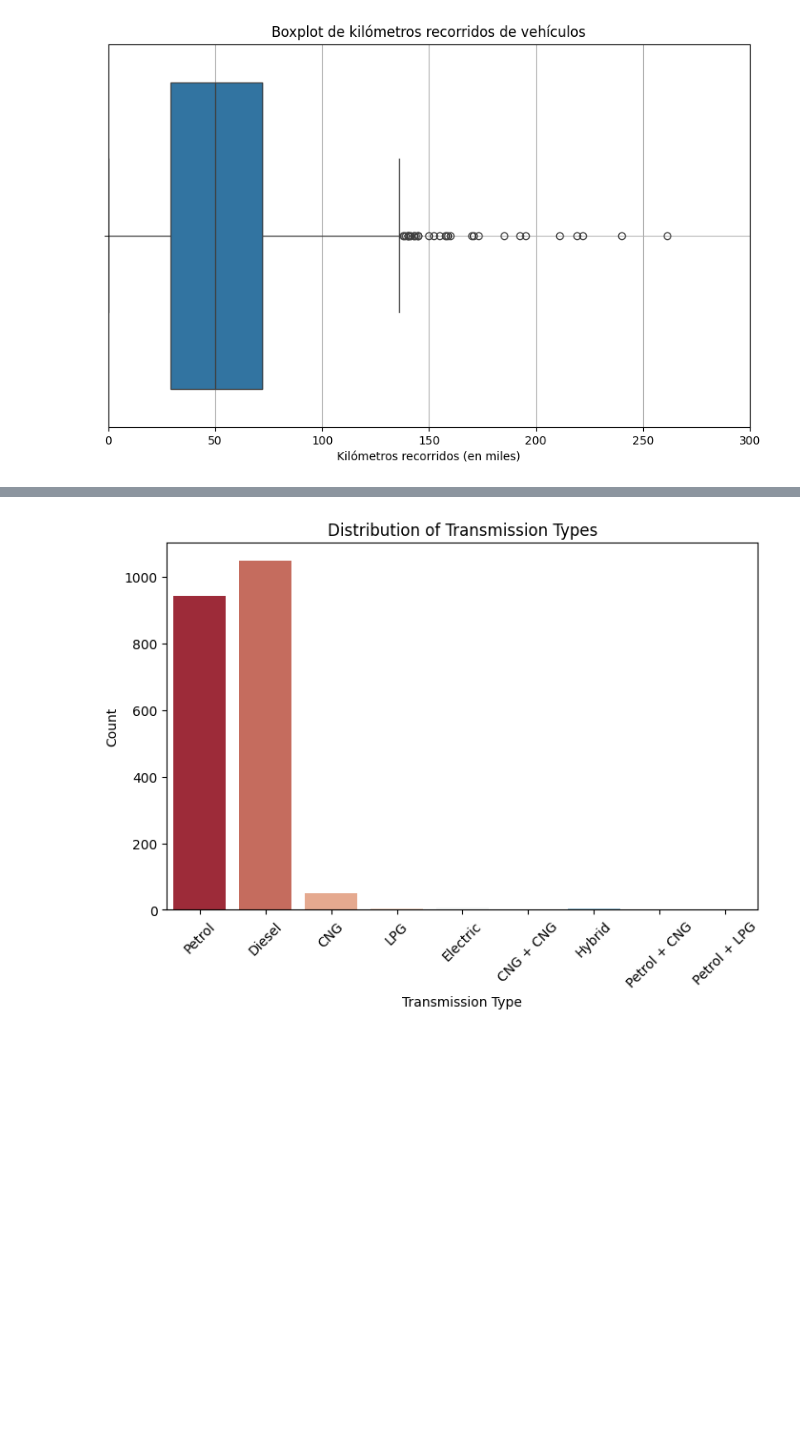
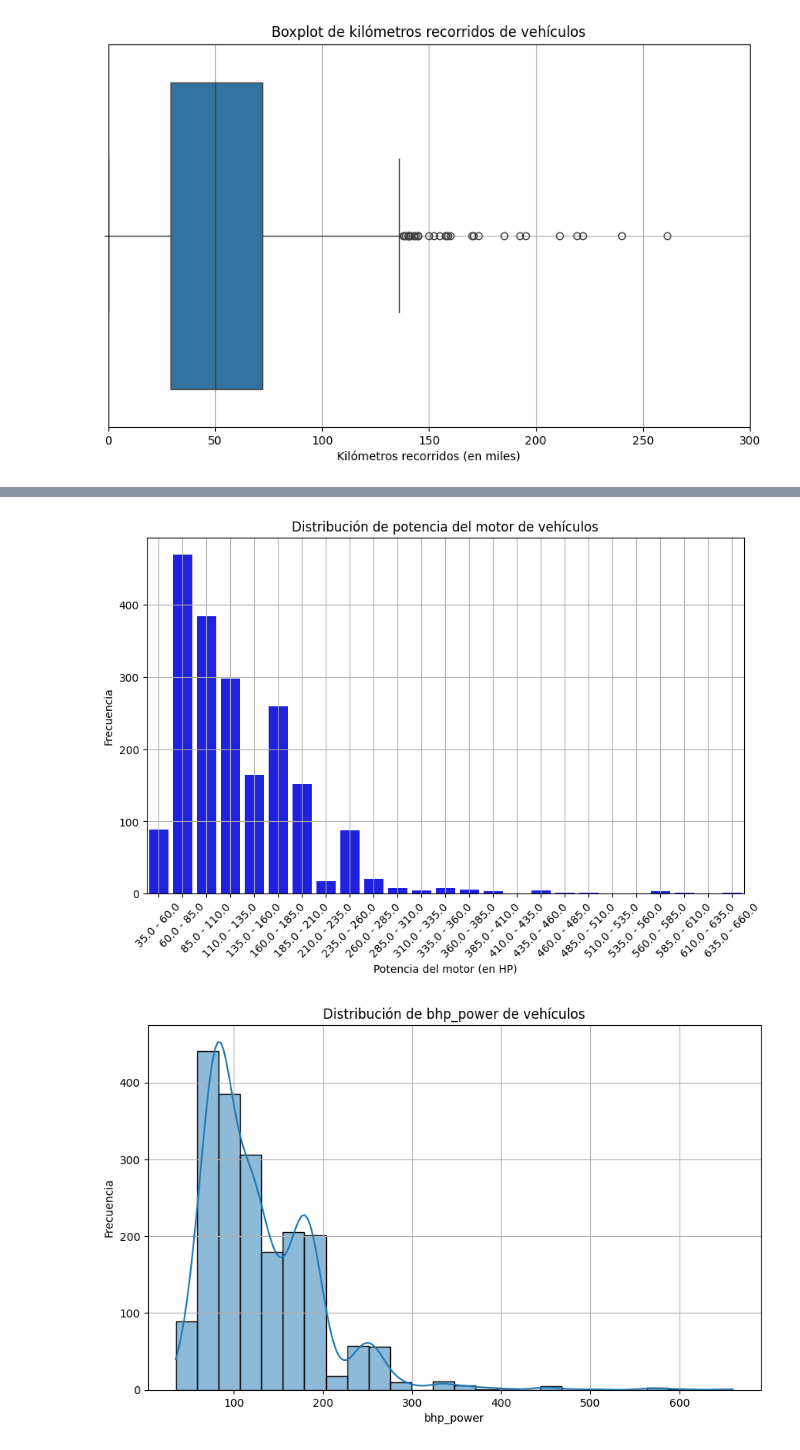
Before and after one commit to Emmaquantum/Data-Science-project-Vehicles, a Jupyter notebook: Main.ipynb, the cells around one changed output, grey strips where cells are left out. Saved outputs shown, nothing was run; the diff lists cells and outputs as text; code cells hidden in the pictures; blank space fills up the shorter version.

```diff
--- a/Main.ipynb
+++ b/Main.ipynb
@@ -59,4 +59,19 @@ data_["Year"] = pd.to_datetime(data["Year"], utc=False, format="%Y").dt.year
 
 #Engine Power a formato numérico
 data_["Engine"] = data["Engine"].str.split().str[0]
+data_["Engine"] = pd.to_numeric(data_["Engine"], errors='coerce')
+
+#Create a new column "bhp" and "rpm"
+data_["bhp_power"] = data["Max Power"].apply(lambda x: str(x).split("@")[0].split()[0] if isinstance(x, (str)) and "@" in str(x) else None)
+data_["bhp_power"] = pd.to_numeric(data_["bhp_power"], errors='coerce')
+
+data_["rpm_power"] = data["Max Power"].apply(lambda x: str(x).split("@")[1].strip().split()[0] if isinstance(x, str) and "@" in x and len(x.split("@")) > 1 and len(x.split("@")[1].strip().split()) > 0 else None)
+data_["rpm_power"] = pd.to_numeric(data_["rpm_power"], errors='coerce')
+
+#Create a new column "Nm" and "rpm"
+data_["Nm_torque"] = data["Max Torque"].apply(lambda x: str(x).split("@")[0].split()[0] if isinstance(x, (str)) and "@" in str(x) else None)
+data_["Nm_torque"] = pd.to_numeric(data_["Nm_torque"], errors='coerce')
+
+data_["rpm_torque"] = data["Max Torque"].apply(lambda x: str(x).split("@")[1].strip().split()[0] if isinstance(x, str) and "@" in x and len(x.split("@")) > 1 and len(x.split("@")[1].strip().split()) > 0 else None)
+data_["rpm_torque"] = pd.to_numeric(data_["rpm_torque"], errors='coerce')
 # %%
@@ -174,13 +260,58 @@ plt.show()
 # %%
-#Con respecto a la variable categórica "combustible" "FuelType", se observa que la mayoría de los vehículos utilizan gasolina (Petrol) como combustible, seguido por diésel (Diesel). Hay una cantidad significativa de vehículos que utilizan gas (CNG) y una pequeña proporción que utiliza electricidad (Electric).
-print(data_["Fuel Type"].value_counts(normalize=True).apply(lambda x: x*100).round(2))
+#Create a new interval frequency table of Engine
+#Creación de intervalos
+max_data = data_["bhp_power"].max()
+min_data = data_["bhp_power"].min()
 
-#plot the Transmission variable
-plt.figure(figsize=(8,5))
-sns.countplot(data=data_, x="Fuel Type", hue="Fuel Type", palette="RdBu")
-plt.title("Distribution of Transmission Types")
-plt.xlabel("Transmission Type")
+k = 1 + 3.322 * np.log(data_["bhp_power"].size)
+k = k.astype(int)
+
+j = int((max_data/k))
+
+intervalos = [min_data+i*j for i in range(0, k)]
+conteo,_ = np.histogram(data_["bhp_power"].values, bins=intervalos)
+
+#Creación de la tabla de frecuencias
+tabla_frecuencias = pd.DataFrame({
+    'Intervalo': [f"{intervalos[i]} - {intervalos[i+1]}" for i in range(len(intervalos)-1)],
+    'Frecuencia': conteo
+})
+
+tabla_frecuencias['Frecuencia Acumulada'] = tabla_frecuencias['Frecuencia'].cumsum()
+tabla_frecuencias['Frecuencia Relativa'] = tabla_frecuencias['Frecuencia'] / tabla_frecuencias['Frecuencia'].sum()
+tabla_frecuencias['Frecuencia Relativa Acumulada'] = tabla_frecuencias['Frecuencia Relativa'].cumsum()
+tabla_frecuencias['Frecuencia Relativa Porcentual %'] = tabla_frecuencias['Frecuencia Relativa'] * 100
+tabla_frecuencias['Frecuencia Relativa Porcentual Acumulada %'] = tabla_frecuencias['Frecuencia Relativa Acumulada'] * 100
+
+
+#Análisis univariado de barplot de tabla_frecuencias
+plt.figure(figsize=(10,6))
+sns.barplot(x='Intervalo', y='Frecuencia', data=tabla_frecuencias, color='blue')
+plt.title("Distribución de potencia del motor de vehículos")
+plt.xlabel("Potencia del motor (en HP)")
+plt.ylabel("Frecuencia")
+#plt.xlim(0, 100)
 plt.xticks(rotation=45)
-plt.ylabel("Count")
+plt.grid()
 plt.show()
+
+
+#Análisis univariado de los bhp_power
+plt.figure(figsize=(10,6))
+sns.histplot(data=data_, x="bhp_power", bins=k, kde=True)
+plt.title("Distribución de bhp_power de vehículos")
+plt.xlabel("bhp_power")
+plt.ylabel("Frecuencia")
+#plt.xlim(0, 300)
+plt.grid()
+plt.show()
+
+#Análisis boxplot de los bhp_power
+plt.figure(figsize=(10,6))
+sns.boxplot(data=data_, x="bhp_power")
+plt.title("Boxplot de bhp_power de vehículos")
+plt.xlabel("bhp_power")
+#plt.xlim(0, 300)
+plt.grid()
+plt.show()
 # %% [output]
@@ -198 +318,2 @@ Name: proportion, dtype: float64
-[figure, old version]
+[figure, new version]
+[figure, added]
```
Also changed, not shown: parts of 38 cells of this notebook.
